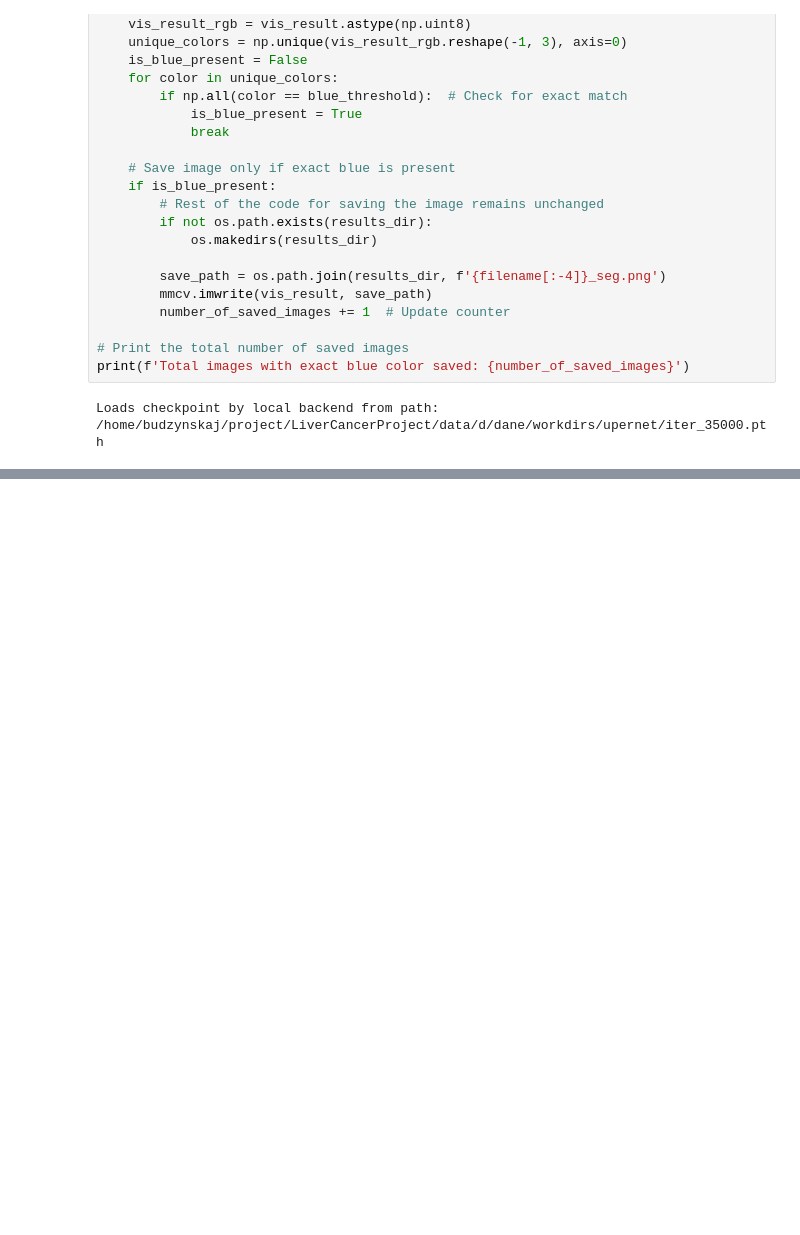
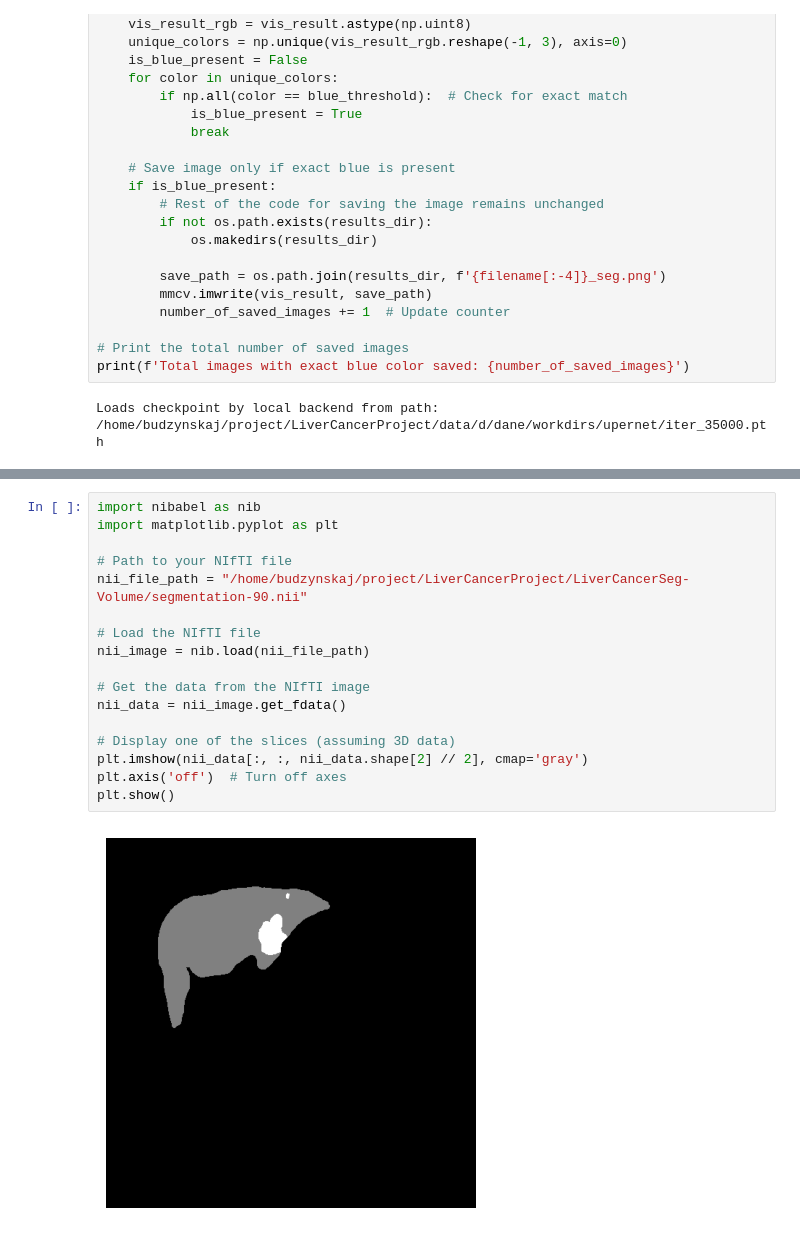
Before and after one commit to budzynskaJ/LiverCancerSeg-Volume, a Jupyter notebook: deeplabv_segmentation_test.ipynb, the cells around one changed output, grey strips where cells are left out. Drawn from its saved outputs; the diff is of its cells as text; blank space fills up the shorter version.

```diff
--- a/deeplabv_segmentation_test.ipynb
+++ b/deeplabv_segmentation_test.ipynb
@@ -616,0 +1033,19 @@ Total images with exact blue color saved: 2664
+# %%
+import nibabel as nib
+import matplotlib.pyplot as plt
+
+# Path to your NIfTI file
+nii_file_path = "/home/budzynskaj/project/LiverCancerProject/LiverCancerSeg-Volume/segmentation-90.nii"
+
+# Load the NIfTI file
+nii_image = nib.load(nii_file_path)
+
+# Get the data from the NIfTI image
+nii_data = nii_image.get_fdata()
+
+# Display one of the slices (assuming 3D data)
+plt.imshow(nii_data[:, :, nii_data.shape[2] // 2], cmap='gray')
+plt.axis('off')  # Turn off axes
+plt.show()
+# %% [output]
+[figure, added]
```
Also changed, not shown: parts of 8 cells of this notebook, 3 other files.
